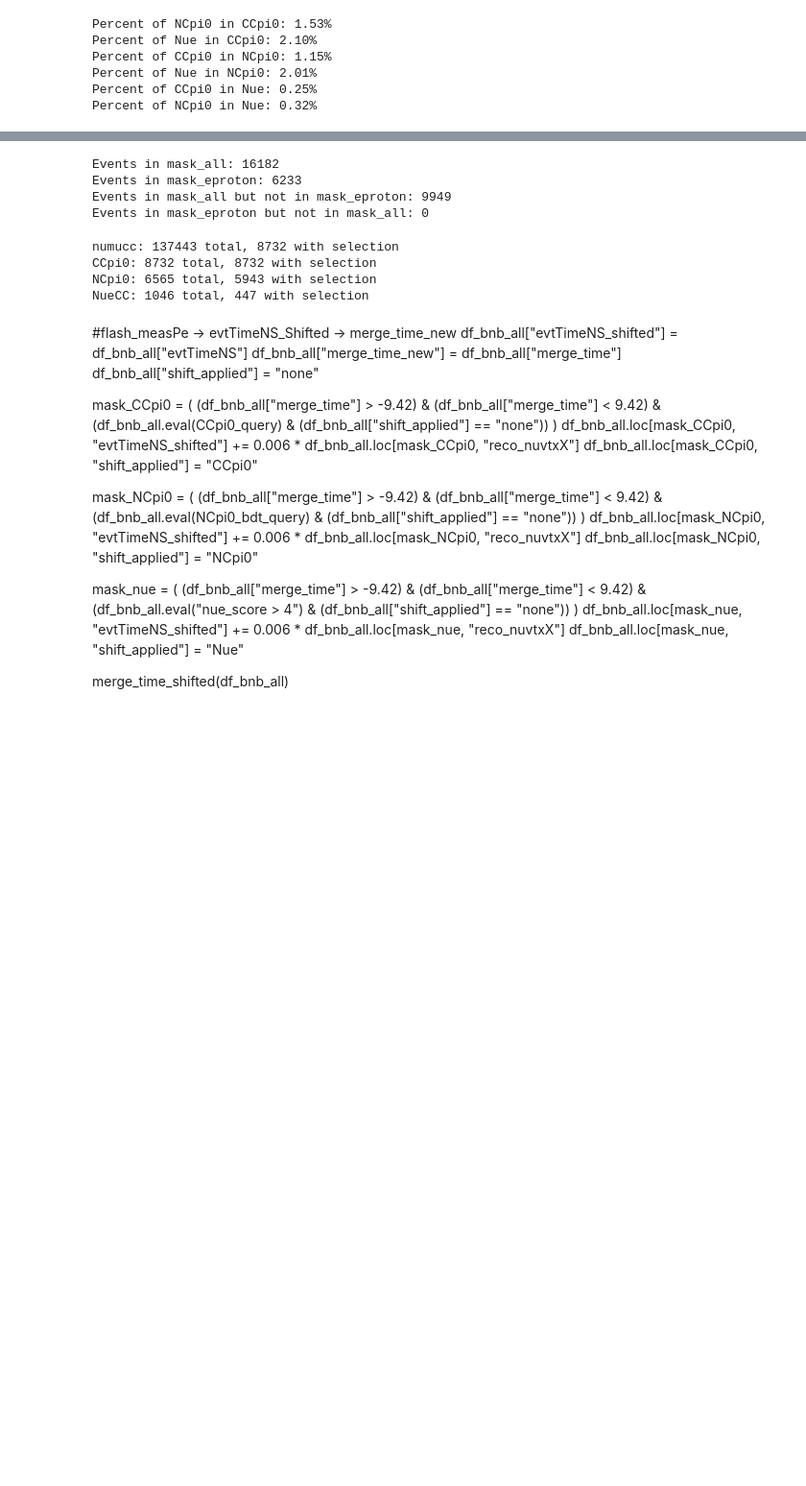
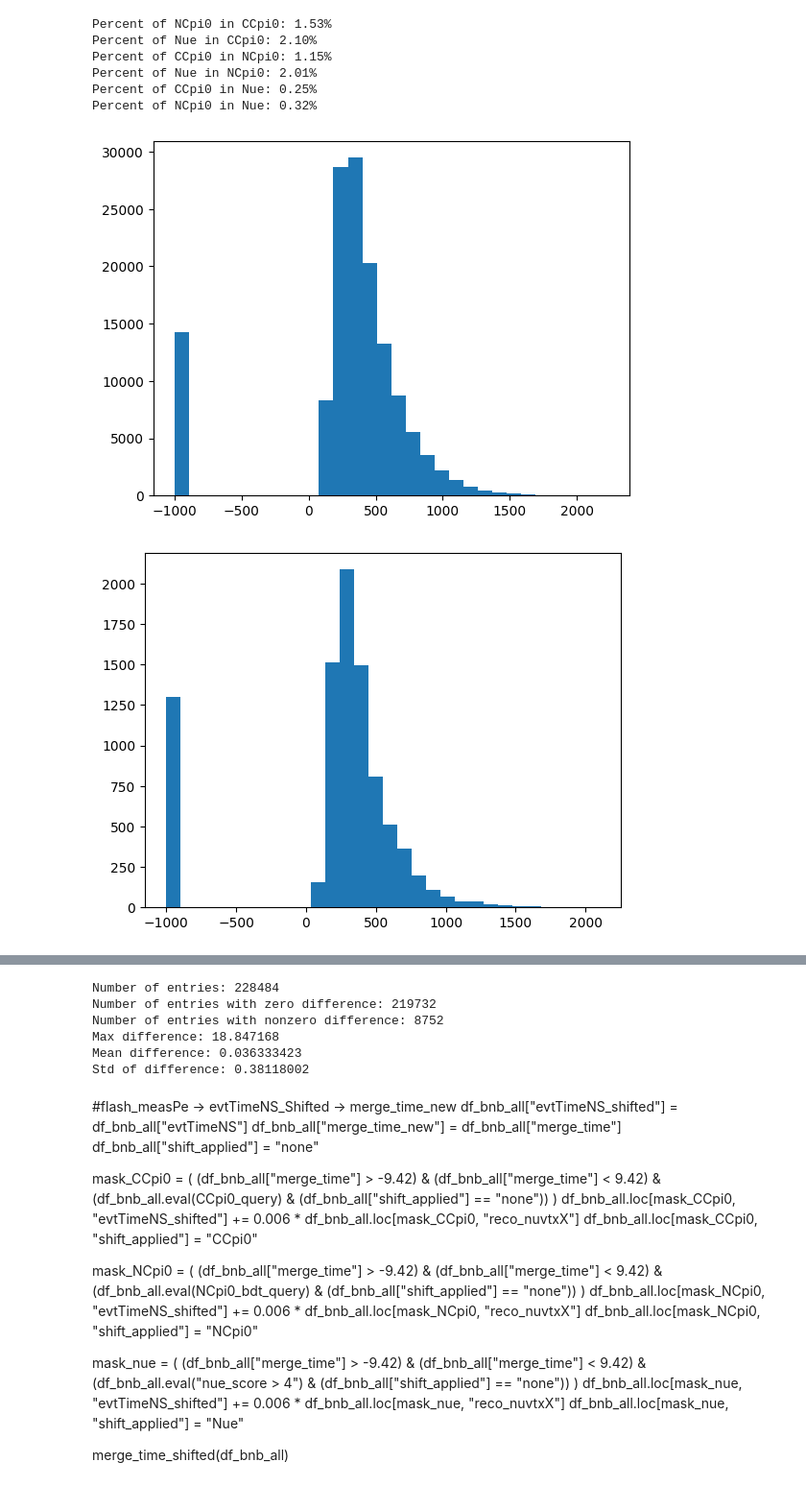
Before and after one commit to yottabyte9/uBoone, a Jupyter notebook: ns_runs_1-3.ipynb, the cells around one changed output, grey strips where cells are left out. Shown at 96% size. Cells and saved outputs as stored; diff of their text form; code cells hidden in the pictures; blank space fills up the shorter version.

```diff
--- a/ns_runs_1-3.ipynb
+++ b/ns_runs_1-3.ipynb
@@ -929,7 +928,7 @@ plt.show()
 [figure]
 [figure]
 # %%
-mu = df_bnb_all["reco_muonMomentum"]
+'''mu = df_bnb_all["reco_muonMomentum"]
 
 p = df_bnb_all["reco_showerMomentum"]
 
@@ -992,4 +991,4 @@ df_bnb_all["reco_shower_costheta"] = p_costhetas
 df_bnb_all["reco_shower_cosphi"] = p_cosphis
 df_bnb_all["reco_showerMomentum"] = reco_Eproton
 
-df_bnb_all["Ehadron"] = Ehadron
+df_bnb_all["Ehadron"] = Ehadron'''
@@ -1346,3 +1342,15 @@ Percent of CCpi0 in NCpi0: 1.15%
 Percent of Nue in NCpi0: 2.01%
 Percent of CCpi0 in Nue: 0.25%
 Percent of NCpi0 in Nue: 0.32%
+# %%
+plt.hist(df_bnb_all.query("numu_score>0.9")['reco_Emuon'], bins=30)
+plt.show()
+plt.hist(df_bnb_all.query(CCpi0_query)['reco_Emuon'], bins=30)
+plt.show()
+plt.hist(df_bnb_all.query(NCpi0_bdt_query)['reco_Emuon'], bins=30)
+plt.show()
+plt.hist(df_bnb_all.query("nue_score>4")['reco_Emuon'], bins=30)
+plt.show()
+# %% [output]
+[figure, added]
+[figure, added]
@@ -1350,54 +1360,32 @@ Percent of NCpi0 in Nue: 0.32%
 df_bnb_all["evtTimeNS_shifted"] = df_bnb_all["evtTimeNS"]
 df_bnb_all["merge_time_new"] = df_bnb_all["merge_time"]
 
-mask_all = (
-    (df_bnb_all["merge_time"] > -9.42) & (df_bnb_all["merge_time"] < 9.42) &
-    (df_bnb_all.eval(CCpi0_query) | df_bnb_all.eval(NCpi0_bdt_query) | df_bnb_all.eval("nue_score > 4"))
-)
-
 mask_showerMomentum = (
     (df_bnb_all["merge_time"] > -9.42) & (df_bnb_all["merge_time"] < 9.42) &
     (df_bnb_all.eval(CCpi0_query) | df_bnb_all.eval(NCpi0_bdt_query) | df_bnb_all.eval("nue_score > 4")) &
-    (df_bnb_all.eval("reco_showerMomentum>70 and reco_Emuon>200"))
+    (df_bnb_all.eval("reco_showerMomentum_3>0 and reco_Emuon<200"))
 )
 
-only_in_all = mask_all & (~mask_showerMomentum)
-only_in_eproton = mask_showerMomentum & (~mask_all)
-
-print("Events in mask_all:", mask_all.sum())
-print("Events in mask_eproton:", mask_showerMomentum.sum())
-print("Events in mask_all but not in mask_eproton:", only_in_all.sum())
-print("Events in mask_eproton but not in mask_all:", only_in_eproton.sum())
 
 df_bnb_all.loc[mask_showerMomentum, "evtTimeNS_shifted"] += 0.006 * df_bnb_all.loc[mask_showerMomentum, "reco_nuvtxX"]
 
 merge_time_shifted(df_bnb_all)
-# %% [output]
-Events in mask_all: 16182
-Events in mask_eproton: 6233
-Events in mask_all but not in mask_eproton: 9949
-Events in mask_eproton but not in mask_all: 0
-# %%
-selection_query = "22 < pio_mass < 300"
-
-n_numucc = df_bnb_all.query("numu_score>0.9").shape[0]
-n_ccpi0 = df_bnb_all.query(CCpi0_query).shape[0]
-n_ncpi0 = df_bnb_all.query(NCpi0_bdt_query).shape[0]
-n_nuecc = df_bnb_all.query("nue_score > 4").shape[0]
-
-n_ccpi0_sel = df_bnb_all.query(f"{CCpi0_query} and {selection_query}").shape[0]
-n_ncpi0_sel = df_bnb_all.query(f"{NCpi0_bdt_query} and {selection_query}").shape[0]
-n_nuecc_sel = df_bnb_all.query(f"nue_score > 4 and {selection_query}").shape[0]
-
-print(f"numucc: {n_numucc} total, {n_ccpi0_sel} with selection")
-print(f"CCpi0: {n_ccpi0} total, {n_ccpi0_sel} with selection")
-print(f"NCpi0: {n_ncpi0} total, {n_ncpi0_sel} with selection")
-print(f"NueCC: {n_nuecc} total, {n_nuecc_sel} with selection")
-# %% [output]
-numucc: 137443 total, 8732 with selection
-CCpi0: 8732 total, 8732 with selection
-NCpi0: 6565 total, 5943 with selection
-NueCC: 1046 total, 447 with selection
+# %%
+diff = (df_bnb_all["merge_time_new"] - df_bnb_all["merge_time"]).abs()
+
+print("Number of entries:", len(diff))
+print("Number of entries with zero difference:", (diff == 0).sum())
+print("Number of entries with nonzero difference:", (diff != 0).sum())
+print("Max difference:", diff.max())
+print("Mean difference:", diff.mean())
+print("Std of difference:", diff.std())
+# %% [output]
+Number of entries: 228484
+Number of entries with zero difference: 219732
+Number of entries with nonzero difference: 8752
+Max difference: 18.847168
+Mean difference: 0.036333423
+Std of difference: 0.38118002
 # %% [markdown]
 #flash_measPe -> evtTimeNS_Shifted -> merge_time_new
 df_bnb_all["evtTimeNS_shifted"] = df_bnb_all["evtTimeNS"]
```
Also changed, not shown: parts of 11 cells of this notebook.
